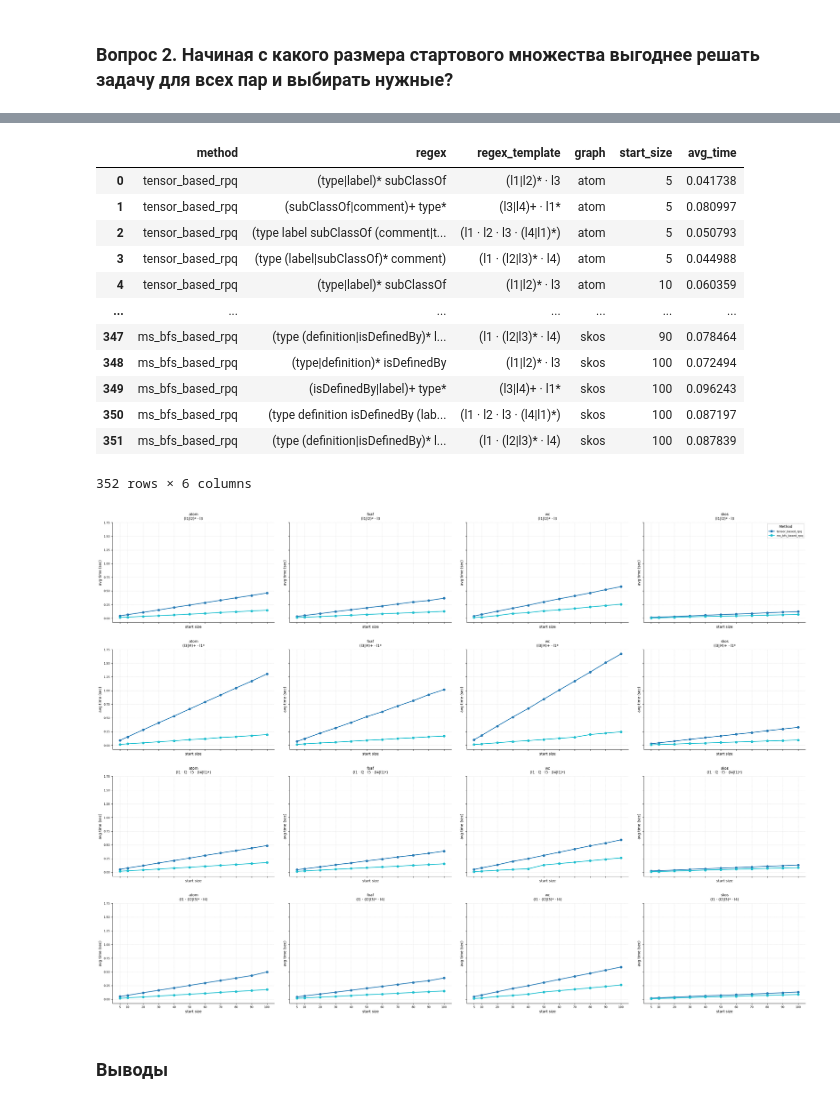
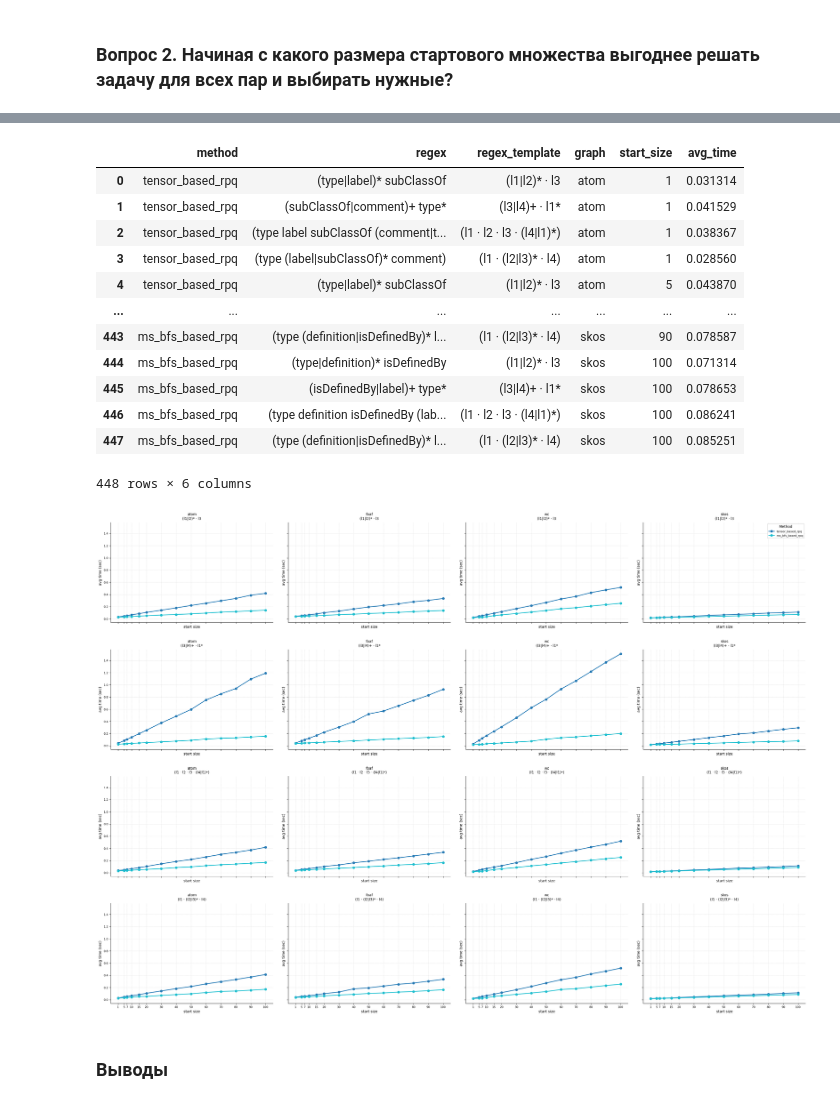
Before and after one commit to ksenmel/formal-lang-course, a Jupyter notebook: project/task5.ipynb, the cells around one changed output, grey strips where cells are left out. Drawn from its saved outputs; the diff is of its cells as text; code cells hidden in the pictures.

```diff
--- a/project/task5.ipynb
+++ b/project/task5.ipynb
@@ -984,15 +983,11 @@ for u, v, label in graph.edges(data="label"):
 # %%
-start_nodes_proportion = [5, 10, 20, 30, 40, 50, 60, 70, 80, 90, 100]
+start_nodes_proportion = [1, 5, 7, 10, 15, 20, 30, 40, 50, 60, 70, 80, 90, 100]
 # %%
 def get_start_nodes(graph, percent):
     if percent == 100:
-        return set()
+        return set(graph.nodes)
     else:
-        return cfpq_data.generate_multiple_source_percent(
-            graph,
-            percent,
-            seed=42
-            )
+        return cfpq_data.generate_multiple_source_percent(graph, percent, seed=42)
 # %%
 def run(method, graph, regex, start_nodes):
     times = []
@@ -1000,9 +995,9 @@ def run(method, graph, regex, start_nodes):
     for _ in range(NUM_RUNS):
         start_time = time.time()
         if method == "tensor_based_rpq":
-            tensor_based_rpq(regex, graph, start_nodes, graph.nodes, lil_matrix)
+            tensor_based_rpq(regex, graph, start_nodes, set(graph.nodes), csr_matrix)
         elif method == "ms_bfs_based_rpq":
-            ms_bfs_based_rpq(regex, graph, start_nodes, graph.nodes, lil_matrix)
+            ms_bfs_based_rpq(regex, graph, start_nodes, set(graph.nodes), csr_matrix)
         else:
             raise Exception("this algorithm is not supported")
 
@@ -1019,7 +1014,7 @@ for method in methods:
     for name, graph in graphs.items():
         labels = get_sorted_labels(graph)
         most_common_labels = [label for label, _ in Counter(labels).most_common(4)]
-        regexes = build_regex_from_labels(labels)
+        regexes = build_regex_from_labels(most_common_labels)
 
         print(method)
         print(f"graph {name}")
@@ -1064,18 +1062,18 @@ df = pd.DataFrame(results)
 df
 # %% [output]
 |  | method | regex | regex_template | graph | start_size | avg_time |
-| 0 | tensor_based_rpq | (type|label)* subClassOf | (l1|l2)* · l3 | atom | 5 | 0.041738 |
-| 1 | tensor_based_rpq | (subClassOf|comment)+ type* | (l3|l4)+ · l1* | atom | 5 | 0.080997 |
-| 2 | tensor_based_rpq | (type label subClassOf (comment|t... | (l1 · l2 · l3 · (l4|l1)*) | atom | 5 | 0.050793 |
-| 3 | tensor_based_rpq | (type (label|subClassOf)* comment) | (l1 · (l2|l3)* · l4) | atom | 5 | 0.044988 |
-| 4 | tensor_based_rpq | (type|label)* subClassOf | (l1|l2)* · l3 | atom | 10 | 0.060359 |
+| 0 | tensor_based_rpq | (type|label)* subClassOf | (l1|l2)* · l3 | atom | 1 | 0.031314 |
+| 1 | tensor_based_rpq | (subClassOf|comment)+ type* | (l3|l4)+ · l1* | atom | 1 | 0.041529 |
+| 2 | tensor_based_rpq | (type label subClassOf (comment|t... | (l1 · l2 · l3 · (l4|l1)*) | atom | 1 | 0.038367 |
+| 3 | tensor_based_rpq | (type (label|subClassOf)* comment) | (l1 · (l2|l3)* · l4) | atom | 1 | 0.028560 |
+| 4 | tensor_based_rpq | (type|label)* subClassOf | (l1|l2)* · l3 | atom | 5 | 0.043870 |
 | ... | ... | ... | ... | ... | ... | ... |
-| 347 | ms_bfs_based_rpq | (type (definition|isDefinedBy)* l... | (l1 · (l2|l3)* · l4) | skos | 90 | 0.078464 |
-| 348 | ms_bfs_based_rpq | (type|definition)* isDefinedBy | (l1|l2)* · l3 | skos | 100 | 0.072494 |
-| 349 | ms_bfs_based_rpq | (isDefinedBy|label)+ type* | (l3|l4)+ · l1* | skos | 100 | 0.096243 |
-| 350 | ms_bfs_based_rpq | (type definition isDefinedBy (lab... | (l1 · l2 · l3 · (l4|l1)*) | skos | 100 | 0.087197 |
-| 351 | ms_bfs_based_rpq | (type (definition|isDefinedBy)* l... | (l1 · (l2|l3)* · l4) | skos | 100 | 0.087839 |
+| 443 | ms_bfs_based_rpq | (type (definition|isDefinedBy)* l... | (l1 · (l2|l3)* · l4) | skos | 90 | 0.078587 |
+| 444 | ms_bfs_based_rpq | (type|definition)* isDefinedBy | (l1|l2)* · l3 | skos | 100 | 0.071314 |
+| 445 | ms_bfs_based_rpq | (isDefinedBy|label)+ type* | (l3|l4)+ · l1* | skos | 100 | 0.078653 |
+| 446 | ms_bfs_based_rpq | (type definition isDefinedBy (lab... | (l1 · l2 · l3 · (l4|l1)*) | skos | 100 | 0.086241 |
+| 447 | ms_bfs_based_rpq | (type (definition|isDefinedBy)* l... | (l1 · (l2|l3)* · l4) | skos | 100 | 0.085251 |
-352 rows × 6 columns
+448 rows × 6 columns
 # %%
 method_colors = plt.cm.tab10(np.linspace(0, 1, len(methods)))
 method_color_map = dict(zip(methods, method_colors))
@@ -1083,7 +1081,11 @@ method_color_map = dict(zip(methods, method_colors))
 regexes = df["regex_template"].unique()
 
 fig, axes = plt.subplots(
-    nrows=len(regexes), ncols=len(GRAPHS_NAMES), figsize=(28, 20), sharey=True, sharex=True
+    nrows=len(regexes),
+    ncols=len(GRAPHS_NAMES),
+    figsize=(28, 20),
+    sharey=True,
+    sharex=True,
 )
 
 for i, regex in enumerate(regexes):
@@ -1110,34 +1112,34 @@ for i, regex in enumerate(regexes):
                 x_vals,
                 y_vals,
                 marker="o",
                 linestyle="-",
                 color=color,
                 label=method,
                 linewidth=2,
                 markersize=6,
                 zorder=1,
             )
 
         ax.set_title(f"{graph}\n{regex}", fontsize=10, pad=8)
         ax.set_xlabel("start size", fontsize=10)
         ax.set_ylabel("avg time (sec)", fontsize=10)
 
         ax.set_xticks(start_nodes_proportion)
         ax.set_xticklabels(start_nodes_proportion, fontsize=8)
 
         ax.grid(True, linestyle=":", alpha=0.6, zorder=0)
 
         if i == 0 and j == len(GRAPHS_NAMES) - 1:
             ax.legend(title="Method", fontsize=8, loc="best", framealpha=0.9)
 
         ax.spines["top"].set_visible(False)
         ax.spines["right"].set_visible(False)
         ax.tick_params(axis="both", which="major", labelsize=8)
 
 plt.tight_layout(pad=2.0, h_pad=3.0, w_pad=2.5)
 plt.show()
 # %% [output]
-[figure, old version]
+[figure, new version]
 # %% [markdown]
 ### Выводы
 # %% [markdown]
```
Also changed, not shown: parts of 15 cells of this notebook.
